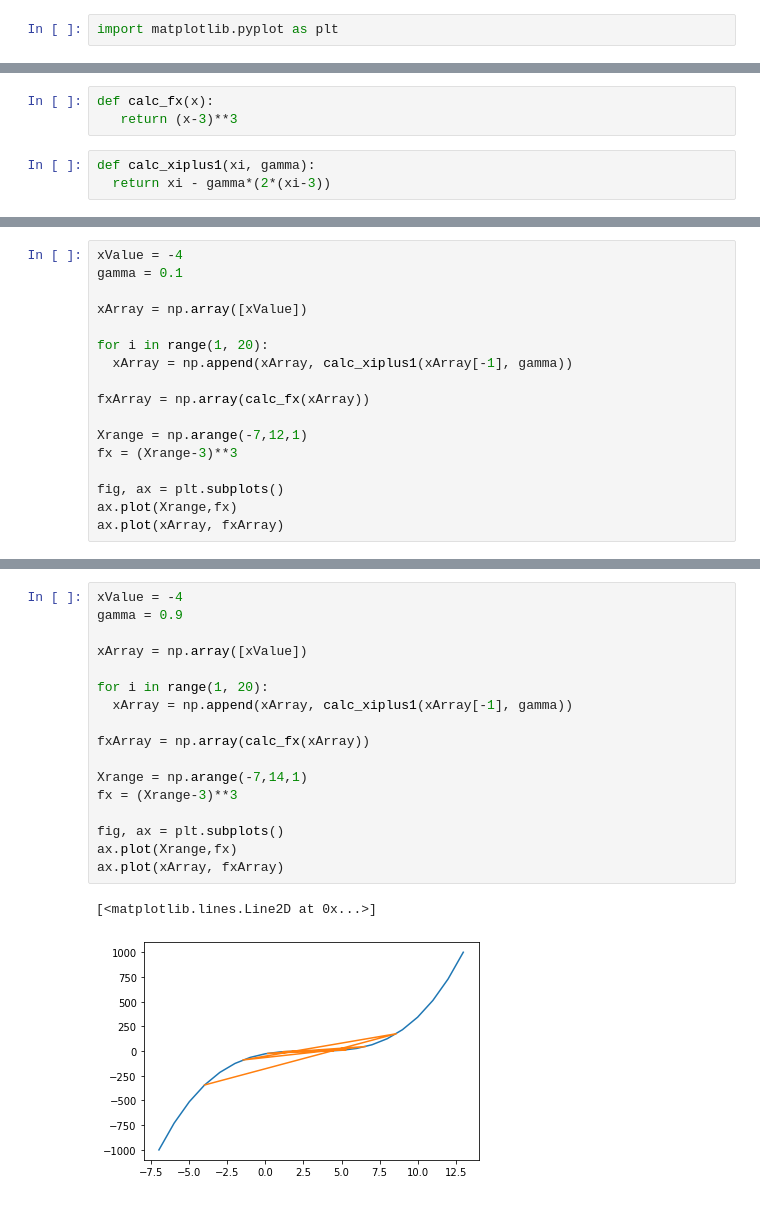
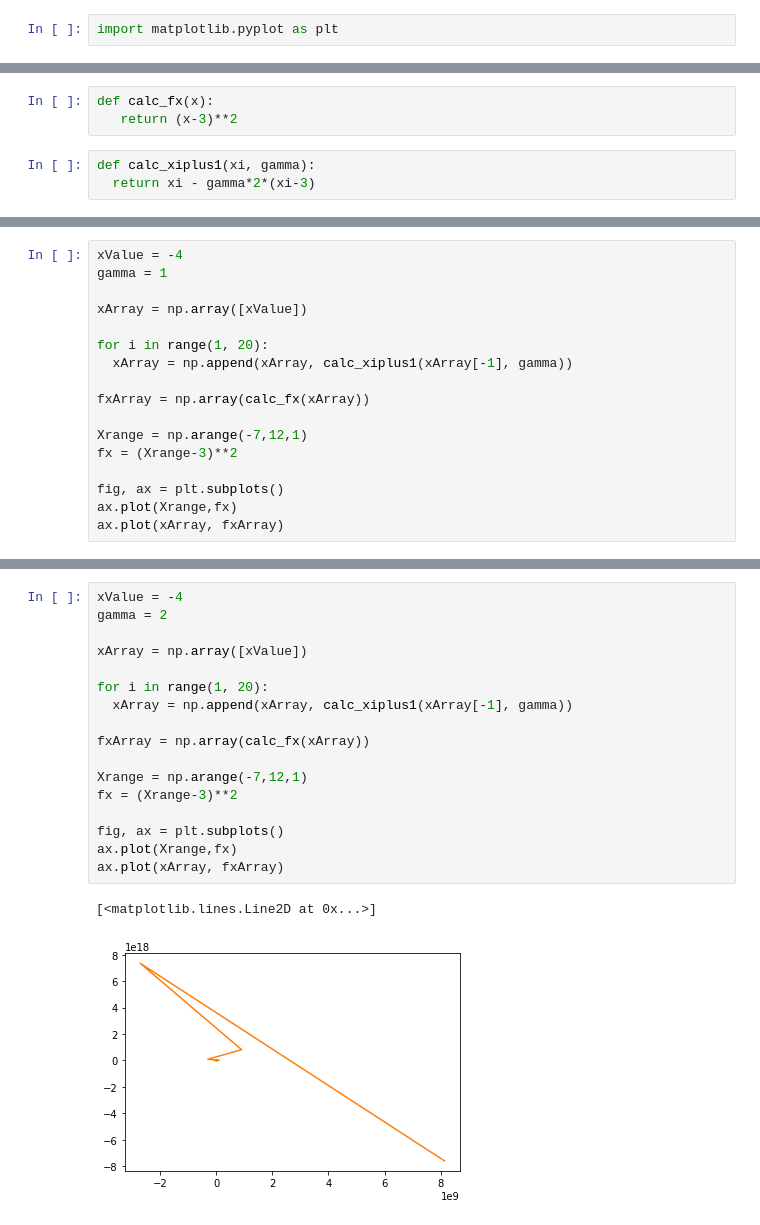
Before and after one commit to StephenTGibson/COMP527-colabNotebooks, a Jupyter notebook: Numpy,_Matplotlib,_and_Math_Preliminaries.ipynb, the cells around one changed output, grey strips where cells are left out. Saved outputs shown, nothing was run; the diff lists cells and outputs as text.

```diff
--- a/Numpy,_Matplotlib,_and_Math_Preliminaries.ipynb
+++ b/Numpy,_Matplotlib,_and_Math_Preliminaries.ipynb
@@ -186,9 +195,9 @@ plt.plot(Xrange,fx)
 # %%
 def calc_fx(x):
-   return (x-3)**3
+   return (x-3)**2
 # %%
 def calc_xiplus1(xi, gamma):
-  return xi - gamma*(2*(xi-3))
+  return xi - gamma*2*(xi-3)
 # %%
 xValue = -4
 gamma = 0.01
@@ -212,6 +266,6 @@ ax.plot(xArray, fxArray)
 # %%
 xValue = -4
-gamma = 0.1
+gamma = 1
 
 xArray = np.array([xValue])
 
@@ -221,7 +275,7 @@ for i in range(1, 20):
 fxArray = np.array(calc_fx(xArray))
 
 Xrange = np.arange(-7,12,1)
-fx = (Xrange-3)**3
+fx = (Xrange-3)**2
 
 fig, ax = plt.subplots()
 ax.plot(Xrange,fx)
@@ -232,20 +286,20 @@ ax.plot(xArray, fxArray)
 # %%
 xValue = -4
-gamma = 0.9
+gamma = 2
 
 xArray = np.array([xValue])
 
 for i in range(1, 20):
   xArray = np.append(xArray, calc_xiplus1(xArray[-1], gamma))
 
 fxArray = np.array(calc_fx(xArray))
 
-Xrange = np.arange(-7,14,1)
-fx = (Xrange-3)**3
+Xrange = np.arange(-7,12,1)
+fx = (Xrange-3)**2
 
 fig, ax = plt.subplots()
 ax.plot(Xrange,fx)
 ax.plot(xArray, fxArray)
 # %% [output]
 [<matplotlib.lines.Line2D at 0x...>]
-[figure, old version]
+[figure, new version]
```
Also changed, not shown: parts of 9 cells of this notebook.
